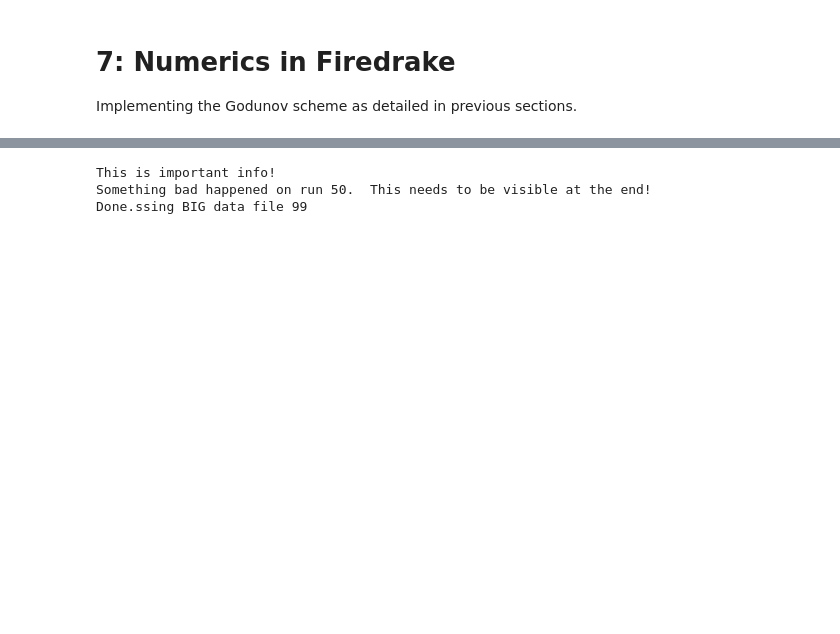
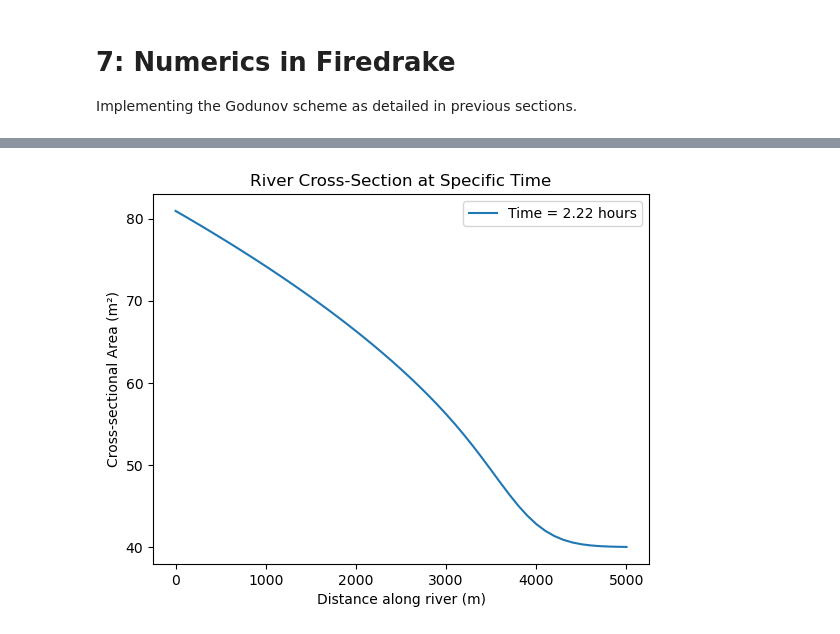
Before and after one commit to obokhove/FDnumerics2526, a Jupyter notebook: Alex_Carey/Exercise 2/2.ipynb, the cells around one changed output, grey strips where cells are left out. Cells and saved outputs as stored; diff of their text form; code cells hidden in the pictures; blank space fills up the shorter version.

```diff
--- a/Alex_Carey/Exercise 2/2.ipynb
+++ b/Alex_Carey/Exercise 2/2.ipynb
@@ -213,13 +241,13 @@ TypeError: unsupported operand type(s) for /: 'list' and 'int'
+# %%
+solution.plot_time(time_index=80)
+# %% [output]
+[figure, added]
 # %%
-import time
-print('This is important info!')
-for i in range(100):
-    print("\r"+'Processing BIG data file {}'.format(i),end="")
-    time.sleep(0.1)
-    if i == 50:
-        print("\r"+'Something bad happened on run {}.  This needs to be visible at the end!'.format(i))
-print("\r"+'Done.')
+# import time
+# print('This is important info!')
+# for i in range(100):
+#     print("\r"+'Processing BIG data file {}'.format(i),end="")
+#     time.sleep(0.1)
+#     if i == 50:
+#         print("\r"+'Something bad happened on run {}.  This needs to be visible at the end!'.format(i))
+# print("\r"+'Done.')
-# %% [output]
-This is important info!
-Something bad happened on run 50.  This needs to be visible at the end!
-Done.ssing BIG data file 99
```
Also changed, not shown: parts of 3 cells of this notebook.
